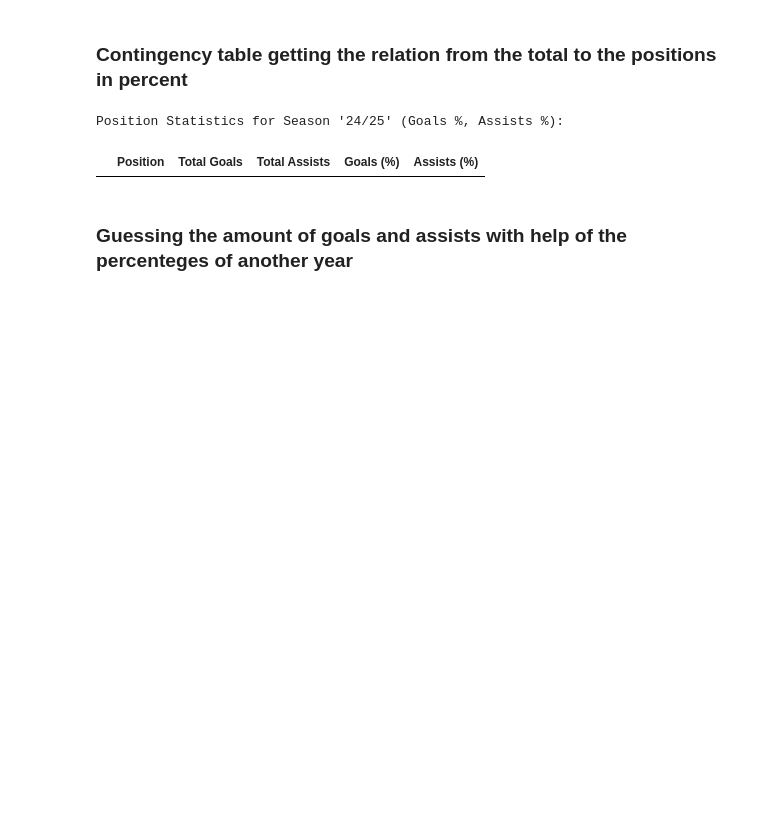
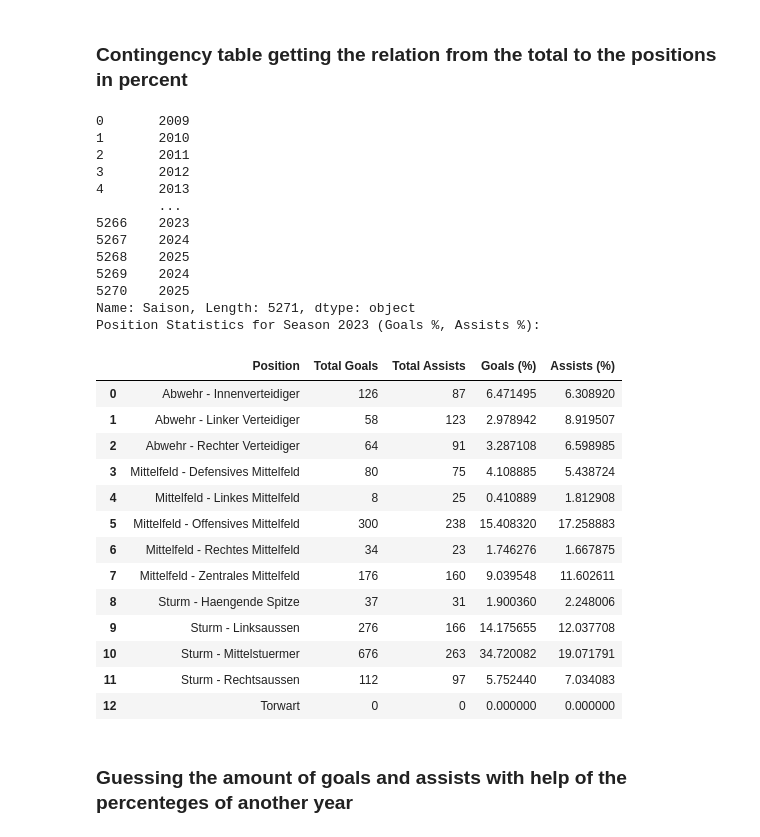
Before and after one commit to loretyan/ProjectDataAnalytics, a Jupyter notebook: Bundesliga.ipynb, the cells around one changed output. Saved outputs shown, nothing was run; the diff lists cells and outputs as text; code cells hidden in the pictures; blank space fills up the shorter version.

```diff
--- a/Bundesliga.ipynb
+++ b/Bundesliga.ipynb
@@ -740,37 +740,63 @@ Torwart mit 8 beidfüßigen Spielern
 # %% [markdown]
 ### Contingency table getting the relation from the total to the positions in percent
 # %%
-selected_season = "'24/25'"
+selected_season = "2023"
 seasonly_stats_filtered = seasonly_stats[seasonly_stats['Saison'] == selected_season]
+print(seasonly_stats['Saison'])
 
 stats_per_position_season = seasonly_stats_filtered.merge(
     df_spieler[['Spieler_id', 'Position']],
     left_on='spieler_id',
     right_on='Spieler_id',
     how='left'
 )
 
 position_stats_season = stats_per_position_season.groupby('Position').agg({
     'Tore': 'sum',
     'Torvorlagen': 'sum',
 }).reset_index()
 
 total_goals = position_stats_season['Tore'].sum()
 total_assists = position_stats_season['Torvorlagen'].sum()
 
 position_stats_season['Goals (%)'] = (position_stats_season['Tore'] / total_goals) * 100
 position_stats_season['Assists (%)'] = (position_stats_season['Torvorlagen'] / total_assists) * 100
 
 position_stats_season.rename(columns={
     'Tore': 'Total Goals',
     'Torvorlagen': 'Total Assists',
 }, inplace=True)
 
 print(f"Position Statistics for Season {selected_season} (Goals %, Assists %):")
 display(position_stats_season)
 # %% [output]
-Position Statistics for Season '24/25' (Goals %, Assists %):
+0       2009
+1       2010
+2       2011
+3       2012
+4       2013
+        ...
+5266    2023
+5267    2024
+5268    2025
+5269    2024
+5270    2025
+Name: Saison, Length: 5271, dtype: object
+Position Statistics for Season 2023 (Goals %, Assists %):
 |  | Position | Total Goals | Total Assists | Goals (%) | Assists (%) |
+| 0 | Abwehr - Innenverteidiger | 126 | 87 | 6.471495 | 6.308920 |
+| 1 | Abwehr - Linker Verteidiger | 58 | 123 | 2.978942 | 8.919507 |
+| 2 | Abwehr - Rechter Verteidiger | 64 | 91 | 3.287108 | 6.598985 |
+| 3 | Mittelfeld - Defensives Mittelfeld | 80 | 75 | 4.108885 | 5.438724 |
+| 4 | Mittelfeld - Linkes Mittelfeld | 8 | 25 | 0.410889 | 1.812908 |
+| 5 | Mittelfeld - Offensives Mittelfeld | 300 | 238 | 15.408320 | 17.258883 |
+| 6 | Mittelfeld - Rechtes Mittelfeld | 34 | 23 | 1.746276 | 1.667875 |
+| 7 | Mittelfeld - Zentrales Mittelfeld | 176 | 160 | 9.039548 | 11.602611 |
+| 8 | Sturm - Haengende Spitze | 37 | 31 | 1.900360 | 2.248006 |
+| 9 | Sturm - Linksaussen | 276 | 166 | 14.175655 | 12.037708 |
+| 10 | Sturm - Mittelstuermer | 676 | 263 | 34.720082 | 19.071791 |
+| 11 | Sturm - Rechtsaussen | 112 | 97 | 5.752440 | 7.034083 |
+| 12 | Torwart | 0 | 0 | 0.000000 | 0.000000 |
 # %% [markdown]
 ### Guessing the amount of goals and assists with help of the percenteges of another year
 # %%
```
Also changed, not shown: parts of 8 cells of this notebook.
